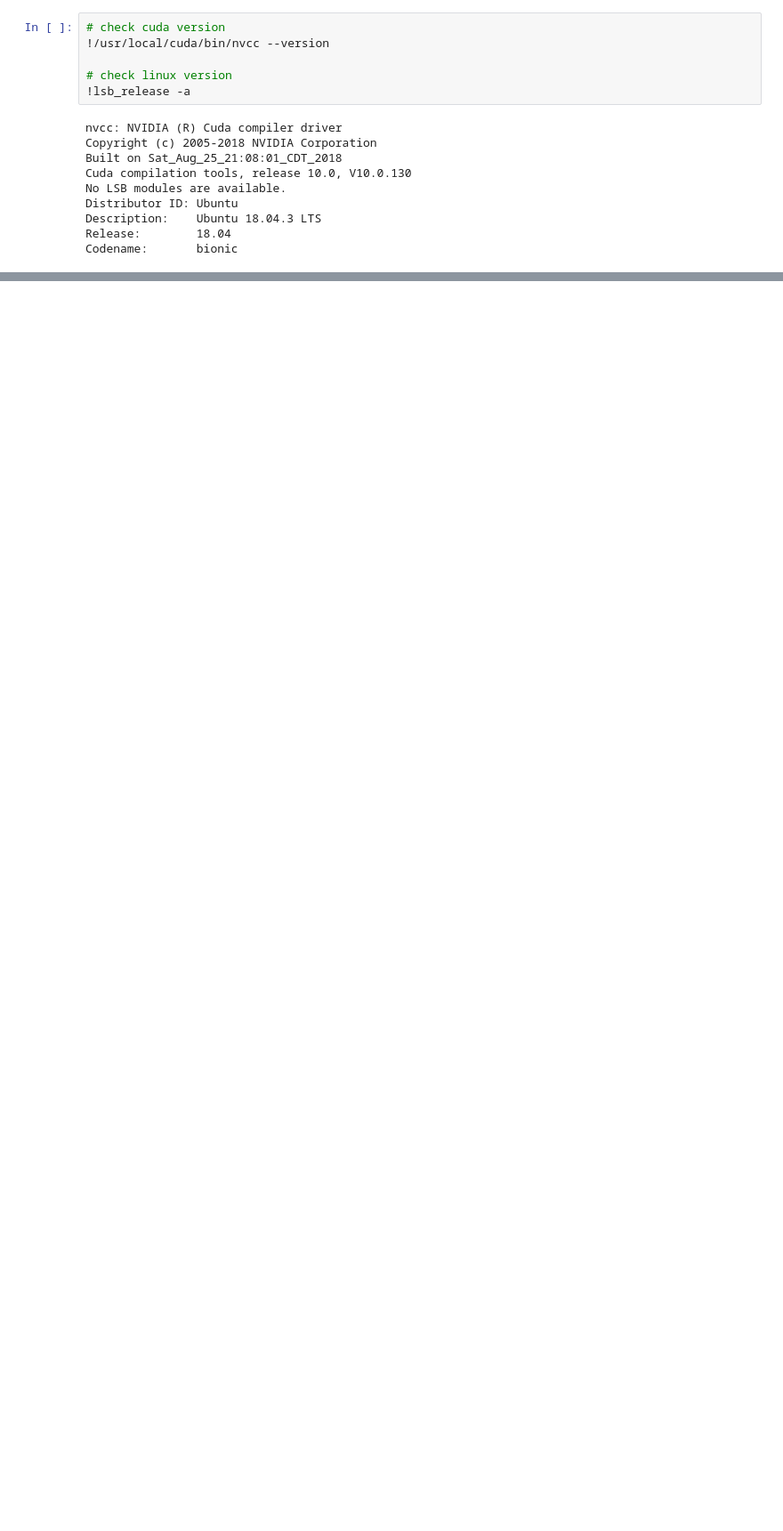
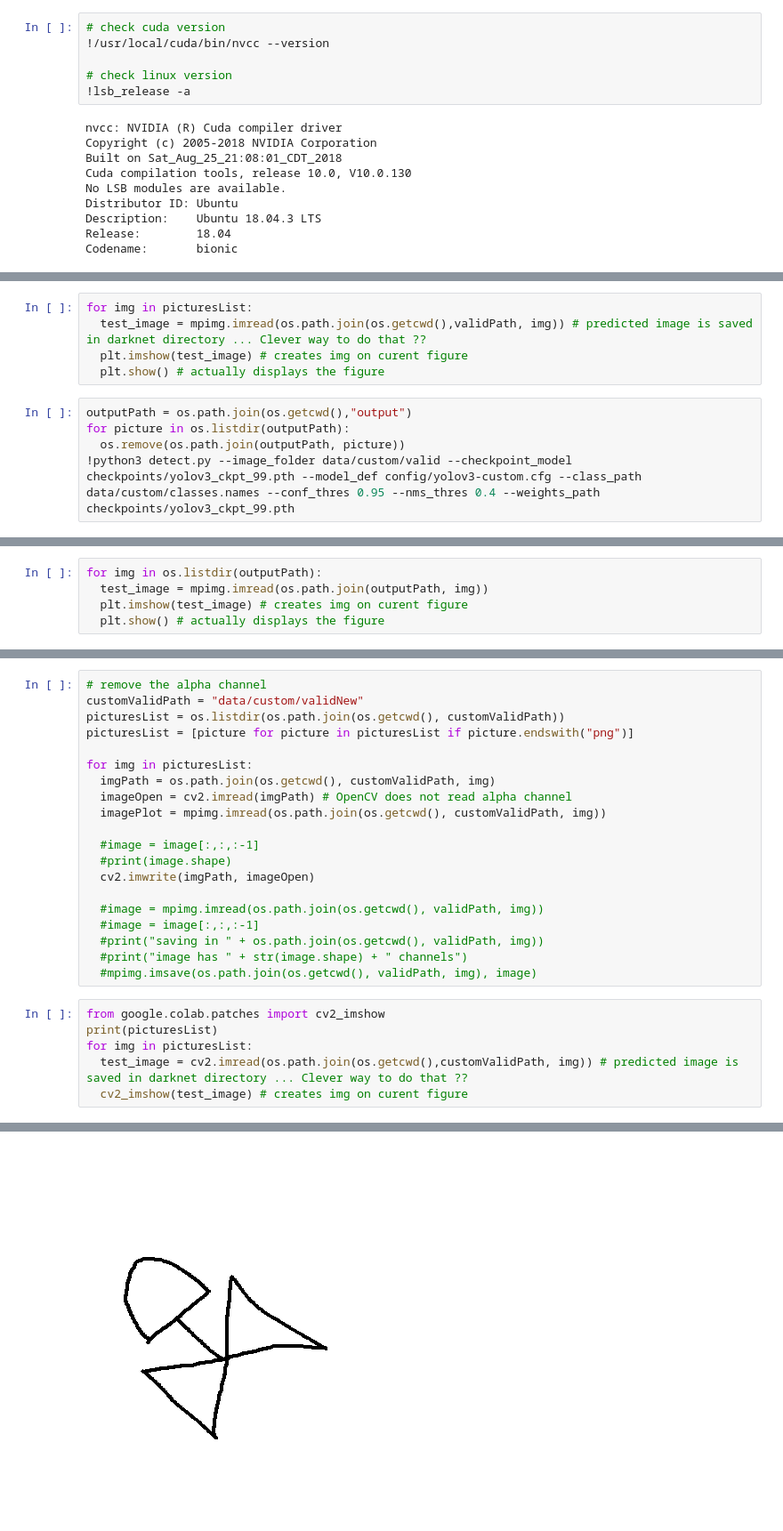
Before and after one commit to FenryrMKIII/objectDetection-yoloV3-pyTorch, a Jupyter notebook: Symbol_recognition_pyTorchYolo.ipynb, the cells around one changed output, grey strips where cells are left out. Shown at 89% size. Drawn from its saved outputs; the diff is of its cells as text; blank space fills up the shorter version.

```diff
--- a/Symbol_recognition_pyTorchYolo.ipynb
+++ b/Symbol_recognition_pyTorchYolo.ipynb
@@ -565,0 +918,10 @@ Total Detection Time: 14.000000 Seconds
+# %%
+for img in picturesList:
+  test_image = mpimg.imread(os.path.join(os.getcwd(),validPath, img)) # predicted image is saved in darknet directory ... Clever way to do that ??
+  plt.imshow(test_image) # creates img on curent figure
+  plt.show() # actually displays the figure
+# %%
+outputPath = os.path.join(os.getcwd(),"output")
+for picture in os.listdir(outputPath):
+  os.remove(os.path.join(outputPath, picture))
+!python3 detect.py --image_folder data/custom/valid --checkpoint_model checkpoints/yolov3_ckpt_99.pth --model_def config/yolov3-custom.cfg --class_path data/custom/classes.names --conf_thres 0.95 --nms_thres 0.4 --weights_path checkpoints/yolov3_ckpt_99.pth
@@ -565,0 +946,5 @@ Total Detection Time: 14.000000 Seconds
+# %%
+for img in os.listdir(outputPath):
+  test_image = mpimg.imread(os.path.join(outputPath, img))
+  plt.imshow(test_image) # creates img on curent figure
+  plt.show() # actually displays the figure
@@ -565,0 +959,27 @@ Total Detection Time: 14.000000 Seconds
+# %%
+# remove the alpha channel
+customValidPath = "data/custom/validNew"
+picturesList = os.listdir(os.path.join(os.getcwd(), customValidPath))
+picturesList = [picture for picture in picturesList if picture.endswith("png")]
+
+for img in picturesList:
+  imgPath = os.path.join(os.getcwd(), customValidPath, img)
+  imageOpen = cv2.imread(imgPath) # OpenCV does not read alpha channel
+  imagePlot = mpimg.imread(os.path.join(os.getcwd(), customValidPath, img))
+
+  #image = image[:,:,:-1]
+  #print(image.shape)
+  cv2.imwrite(imgPath, imageOpen)
+
+  #image = mpimg.imread(os.path.join(os.getcwd(), validPath, img))
+  #image = image[:,:,:-1]
+  #print("saving in " + os.path.join(os.getcwd(), validPath, img))
+  #print("image has " + str(image.shape) + " channels")
+  #mpimg.imsave(os.path.join(os.getcwd(), validPath, img), image)
+# %%
+from google.colab.patches import cv2_imshow
+print(picturesList)
+for img in picturesList:
+  test_image = cv2.imread(os.path.join(os.getcwd(),customValidPath, img)) # predicted image is saved in darknet directory ... Clever way to do that ??
+  cv2_imshow(test_image) # creates img on curent figure
+# %% [output]
@@ -565,0 +987 @@ Total Detection Time: 14.000000 Seconds
+[figure, added]
```
Also changed, not shown: parts of 72 cells of this notebook.
